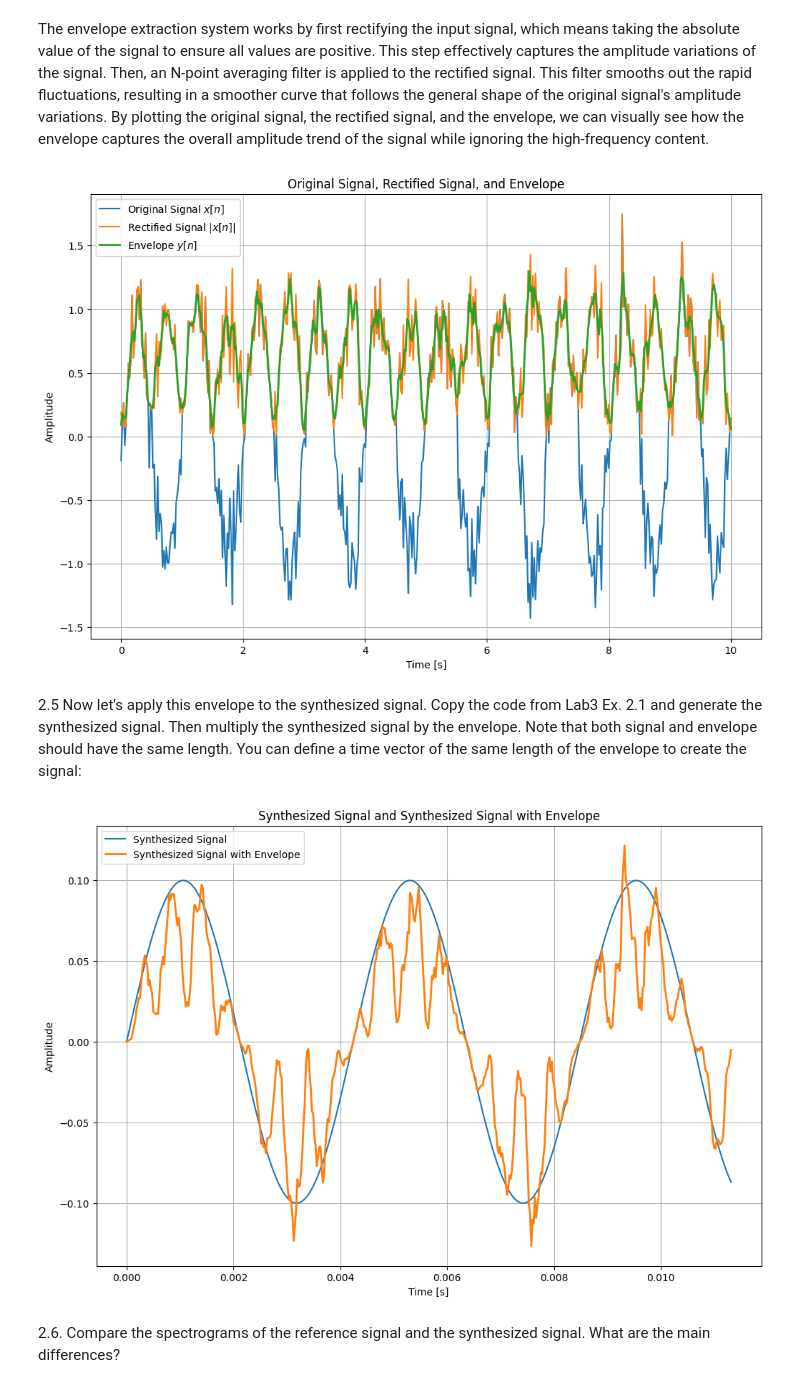
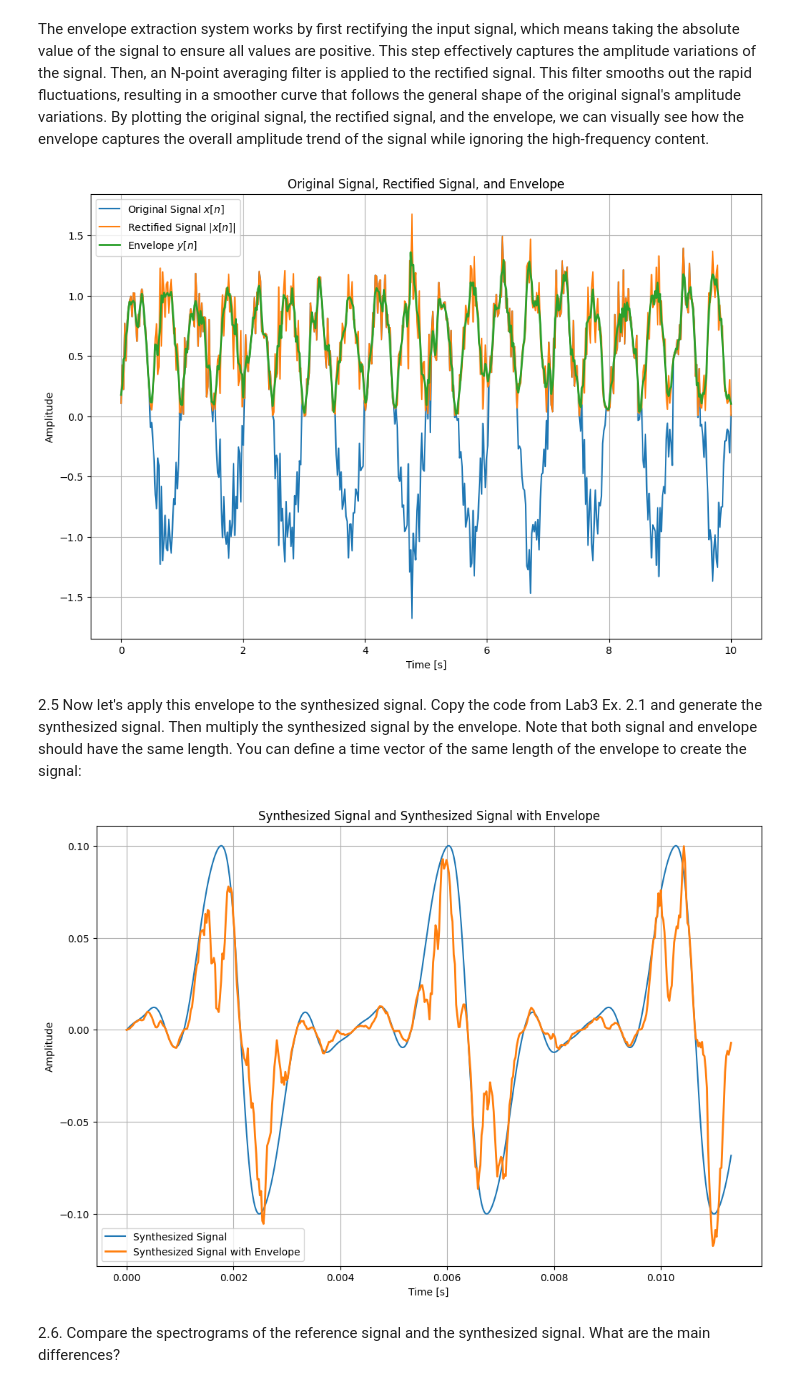
Before and after one commit to IvanLuque0/sis1_group7, a Jupyter notebook: labs/Lab4.ipynb, the cells around one changed output. Drawn from its saved outputs; the diff is of its cells as text; code cells hidden in the pictures.

```diff
--- a/labs/Lab4.ipynb
+++ b/labs/Lab4.ipynb
@@ -127,22 +122,18 @@ def envelope(x, N):
     y : np.array
         The output of the system, i.e., the envelope of the signal x.
     """
-    if N < 1:
-      raise ValueError("N must be at least 1")
-
-
     rectified_signal = np.abs(x)
     filter_coeffs = np.ones(N) / N
     envelope_signal = np.convolve(rectified_signal, filter_coeffs, mode='same')
 
     return envelope_signal
+
 # This function first calculates the full-wave rectified signal by taking the absolute value of the input signal x.
 # Then, it applies an N-point averaging filter to the rectified signal, resulting in the envelope of the input signal. The output has the same length as the input signal, as specified in the docstring.
 # %% [markdown]
 2.2 Load your reference signal and calculate its envelope using the function you designed. Plot the reference signal and envelope in the same figure.
 # %%
-# Write your code here
-filepath = "./-sis1_group4/44733__casualdave__601e.wav"
+filepath = "./ourSign/44733__casualdave__601e.wav"
 ref, fs = load_audio(filepath)
 
 n_samples = 500
@@ -151,7 +142,6 @@ frequency = 1.0
 amplitude = 1.0
 noise_stddev = 0.2
 
-# Generate a noisy sine wave signal
 x = amplitude * np.sin(2 * np.pi * frequency * t) + noise_stddev * np.random.randn(n_samples)
 a = envelope(x, 5)
 b = envelope(x, 6)
@@ -166,10 +156,8 @@ When you change the number N to a higher value, the result displayed it's smooth
 # %% [markdown]
 The envelope extraction system works by first rectifying the input signal, which means taking the absolute value of the signal to ensure all values are positive. This step effectively captures the amplitude variations of the signal. Then, an N-point averaging filter is applied to the rectified signal. This filter smooths out the rapid fluctuations, resulting in a smoother curve that follows the general shape of the original signal's amplitude variations. By plotting the original signal, the rectified signal, and the envelope, we can visually see how the envelope captures the overall amplitude trend of the signal while ignoring the high-frequency content.
 # %%
-N = 3
-envelope_signal = envelope(x, N)
+envelope_signal = envelope(x, 3)
 
-# Plot the original signal, rectified signal, and envelope
 plt.figure(figsize=(12, 8))
 plt.plot(t, x, label='Original Signal $x[n]$')
 plt.plot(t, np.abs(x), label='Rectified Signal $|x[n]|$')
@@ -181,41 +169,41 @@ plt.legend()
 plt.grid(True)
 plt.show()
 # %% [output]
-[figure, old version]
+[figure, new version]
 # %% [markdown]
 2.5 Now let's apply this envelope to the synthesized signal. Copy the code from Lab3 Ex. 2.1 and generate the synthesized signal. Then multiply the synthesized signal by the envelope. Note that both signal and envelope should have the same length. You can define a time vector of the same length of the envelope to create the signal:
 # %%
 Ts = 1 / fs
 t_synth = np.arange(0, len(envelope_signal) * Ts, Ts)
 
-f_0 = 235.8
+f0 = 235.0
 phi = -np.pi / 2
 
-weights = [1.0]
+weights = [0.834, 1, 0.865, 0.224, 0.034, 0.119, 0.054, 0.016, 0.028]
 
 # function from lab 3
 def synthesize(f0, phi, Ak, t):
     y = 0
     for k in range(1, len(Ak) + 1):
         y += Ak[k-1] * np.cos(2*np.pi*k*f0*t + k*phi - (k-1)*np.pi/2)
     return y
 
-y_1 = synthesize(f_0, phi, weights, t_synth)
+y_1 = synthesize(f0, phi, weights, t_synth)
 y_1 = 0.1 * y_1 / np.amax(y_1)
 
 synth_signal_with_envelope = y_1 * envelope_signal
 
 plt.figure(figsize=(12, 8))
 plt.plot(t_synth, y_1, label='Synthesized Signal')
 plt.plot(t_synth, synth_signal_with_envelope, label='Synthesized Signal with Envelope', linewidth=2)
 plt.xlabel('Time [s]')
 plt.ylabel('Amplitude')
 plt.title('Synthesized Signal and Synthesized Signal with Envelope')
 plt.legend()
 plt.grid(True)
 plt.show()
 # %% [output]
-[figure, old version]
+[figure, new version]
 # %% [markdown]
 2.6. Compare the spectrograms of the reference signal and the synthesized signal. What are the main differences?
 # %%
```
Also changed, not shown: parts of 6 cells of this notebook.
